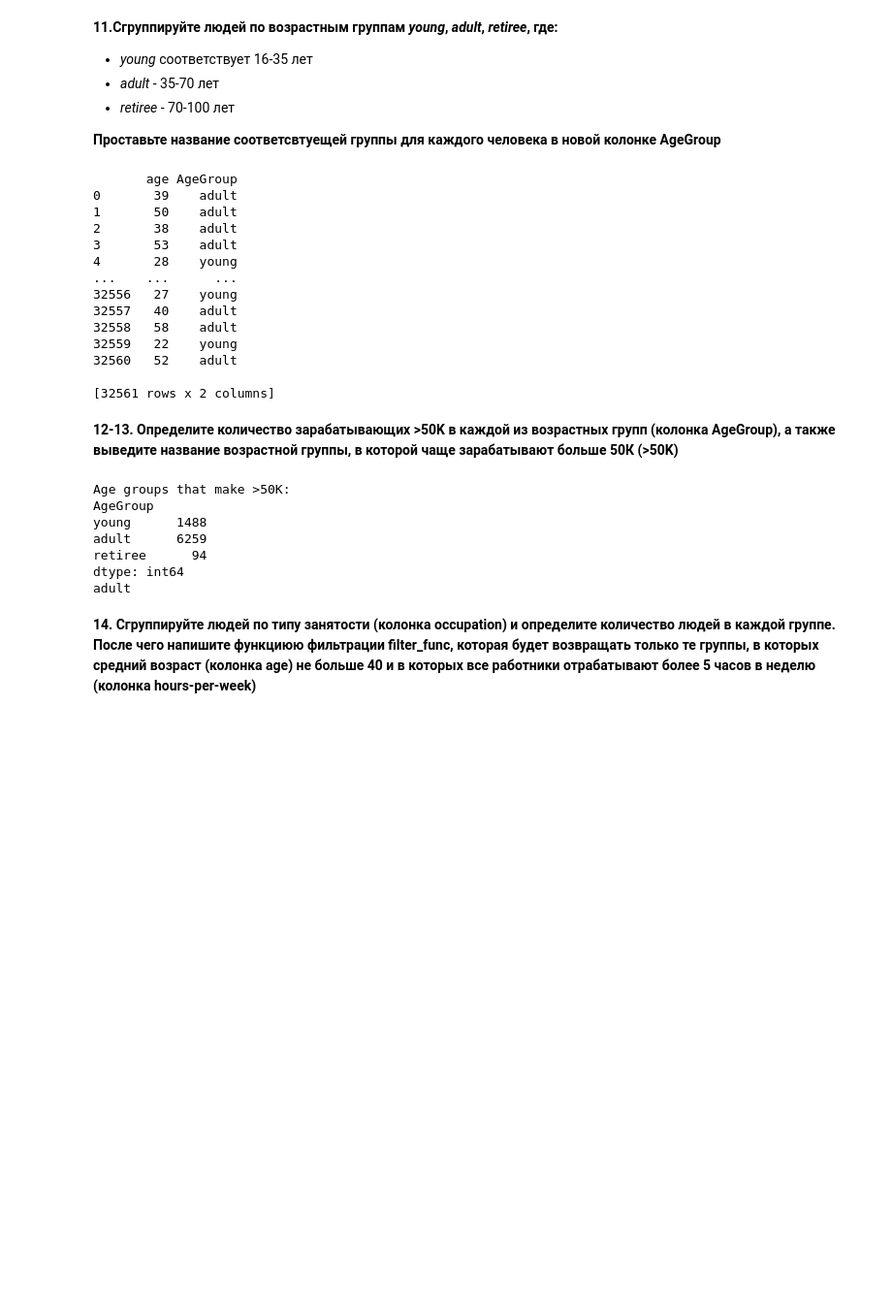
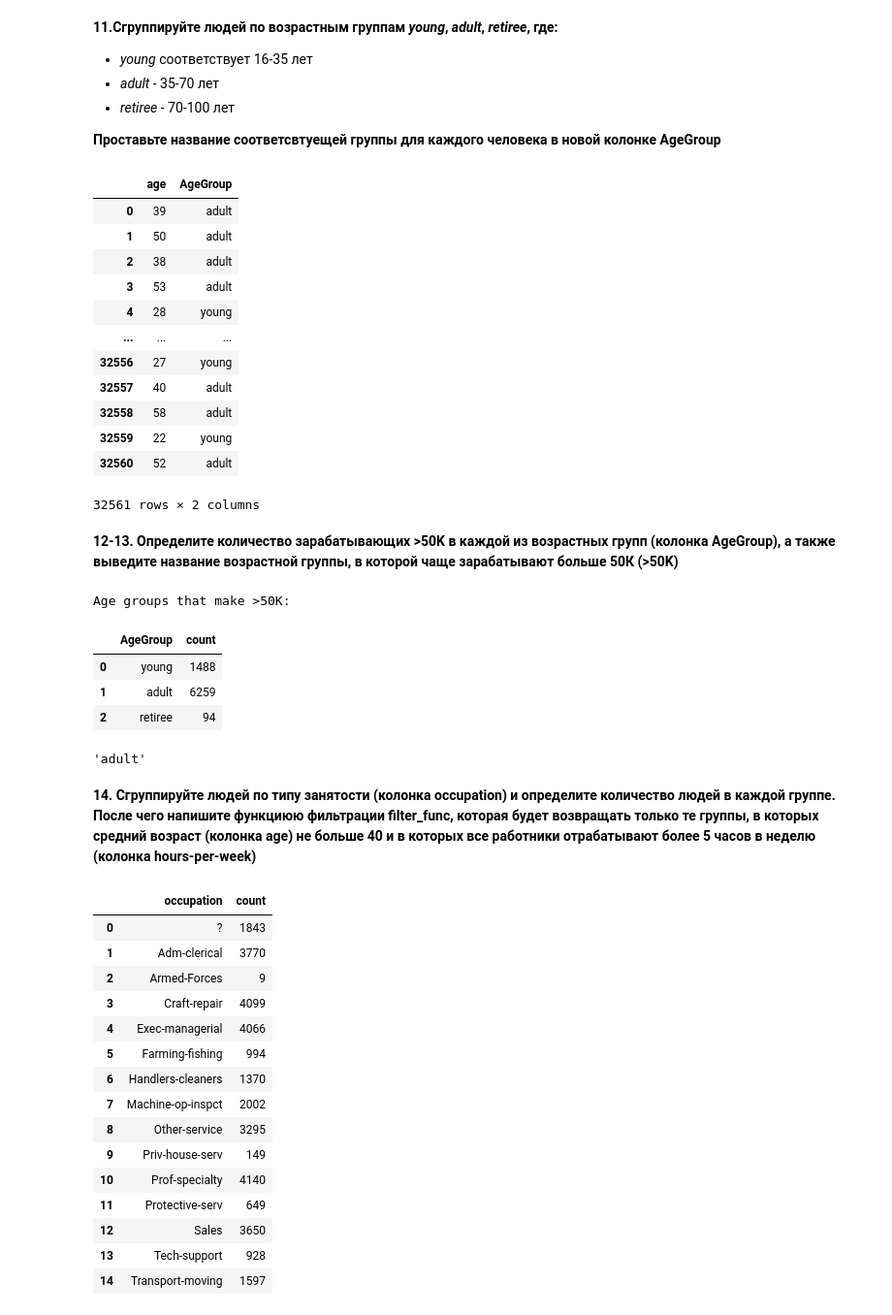
Before and after one commit to vkrylova/BigDataPractice, a Jupyter notebook: task2_numpy_pandas/assignment_pandas.ipynb, the cells around one changed output. Shown at 97% size. Drawn from its saved outputs; the diff is of its cells as text; code cells hidden in the pictures; blank space fills up the shorter version.

```diff
--- a/task2_numpy_pandas/assignment_pandas.ipynb
+++ b/task2_numpy_pandas/assignment_pandas.ipynb
@@ -206,41 +207,61 @@ labels = ['young', 'adult', 'retiree']
 # include_lowest - чтобы включить 16-летних
 data['AgeGroup'] = pd.cut(data['age'], bins=bins, labels=labels, include_lowest=True)
 
-print(data[['age', 'AgeGroup']])
+data[['age', 'AgeGroup']]
 # %% [output]
+|  | age | AgeGroup |
+| 0 | 39 | adult |
+| 1 | 50 | adult |
+| 2 | 38 | adult |
+| 3 | 53 | adult |
+| 4 | 28 | young |
+| ... | ... | ... |
+| 32556 | 27 | young |
+| 32557 | 40 | adult |
+| 32558 | 58 | adult |
+| 32559 | 22 | young |
+| 32560 | 52 | adult |
-       age AgeGroup
-0       39    adult
-1       50    adult
-2       38    adult
-3       53    adult
-4       28    young
-...    ...      ...
-32556   27    young
-32557   40    adult
-32558   58    adult
-32559   22    young
-32560   52    adult
-
-[32561 rows x 2 columns]
+32561 rows × 2 columns
 # %% [markdown]
 **12-13. Определите количество зарабатывающих >50K в каждой из возрастных групп (колонка AgeGroup), а также выведите название возрастной группы, в которой чаще зарабатывают больше 50К (>50K)**
 # %%
 rich = data[data['salary'] == '>50K']
-rich_age_groups = rich.groupby('AgeGroup', observed=False).size()
+rich_age_groups = rich.groupby('AgeGroup', observed=False).size().reset_index(name='count')
 
-print(f"Age groups that make >50K:\n{rich_age_groups}")
-
-name_rich_age_group = data.groupby('AgeGroup', observed=False)['salary'].value_counts(normalize=True)
-max_rich = name_rich_age_group.loc[:,'>50K'].idxmax()
-print(max_rich)
+print(f"Age groups that make >50K:\n")
+rich_age_groups
 # %% [output]
 Age groups that make >50K:
-AgeGroup
-young      1488
-adult      6259
-retiree      94
-dtype: int64
-adult
+|  | AgeGroup | count |
+| 0 | young | 1488 |
+| 1 | adult | 6259 |
+| 2 | retiree | 94 |
+# %%
+name_rich_age_group = data.groupby('AgeGroup', observed=False)['salary'].value_counts(normalize=True)
+max_rich = name_rich_age_group.loc[:,'>50K'].idxmax()
+max_rich
+# %% [output]
+'adult'
 # %% [markdown]
 **14. Сгруппируйте людей по типу занятости (колонка occupation) и определите количество людей в каждой группе. После чего напишите функциюю фильтрации filter_func, которая будет возвращать только те группы, в которых средний возраст (колонка age) не больше 40 и в которых все работники отрабатывают более 5 часов в неделю (колонка hours-per-week)**
+# %%
+occupation_groups = data.groupby('occupation')
+occupation_groups.size().reset_index(name='count')
+# %% [output]
+|  | occupation | count |
+| 0 | ? | 1843 |
+| 1 | Adm-clerical | 3770 |
+| 2 | Armed-Forces | 9 |
+| 3 | Craft-repair | 4099 |
+| 4 | Exec-managerial | 4066 |
+| 5 | Farming-fishing | 994 |
+| 6 | Handlers-cleaners | 1370 |
+| 7 | Machine-op-inspct | 2002 |
+| 8 | Other-service | 3295 |
+| 9 | Priv-house-serv | 149 |
+| 10 | Prof-specialty | 4140 |
+| 11 | Protective-serv | 649 |
+| 12 | Sales | 3650 |
+| 13 | Tech-support | 928 |
+| 14 | Transport-moving | 1597 |
 # %%
```
Also changed, not shown: parts of 13 cells of this notebook.
